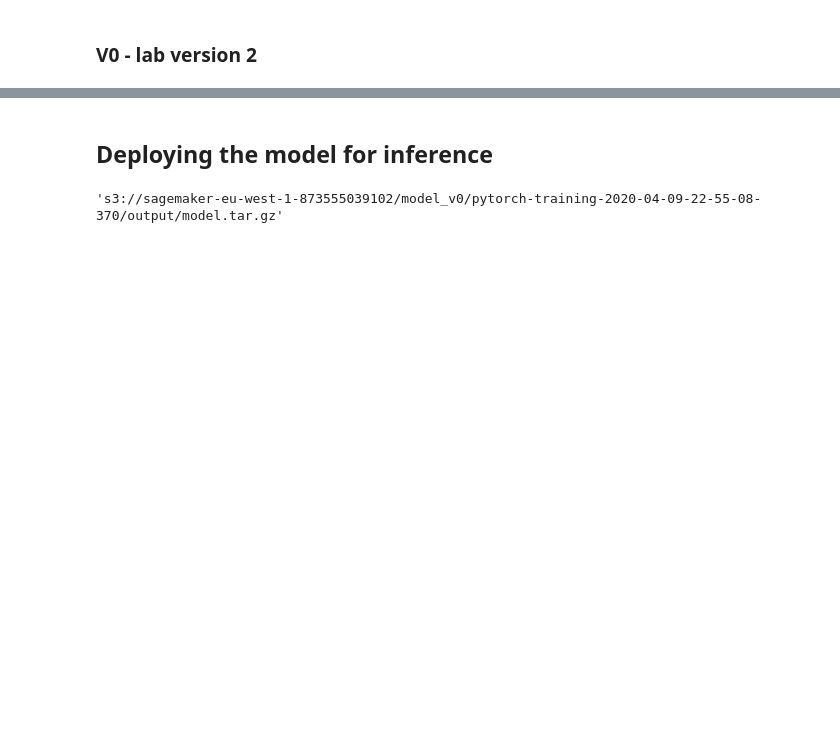
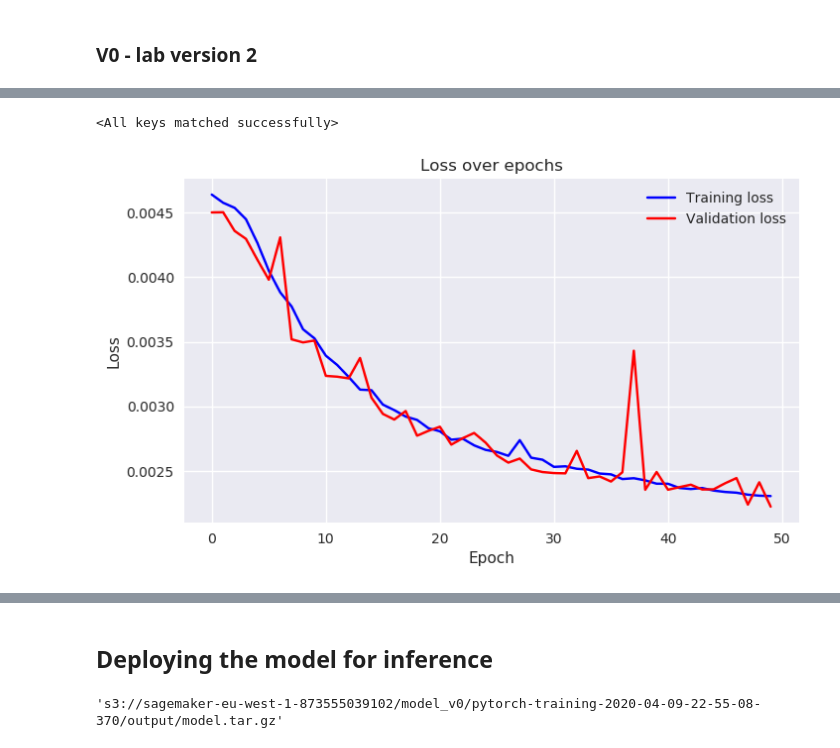
Before and after one commit to erykml/video_games_colorization, a Jupyter notebook: aws_training.ipynb, the cells around one changed output, grey strips where cells are left out. Drawn from its saved outputs; the diff is of its cells as text; code cells hidden in the pictures; blank space fills up the shorter version.

Commit message:
Refactored the training code and cleaned up

```diff
--- a/aws_training.ipynb
+++ b/aws_training.ipynb
@@ -187,0 +152,30 @@ Saved best checkpoint after epoch 2
+# %%
+# specify all the paths
+DEST_PATH = 'results/model_v0_lab2'
+FROM_PATH = 'model_v0_lab2/pytorch-training-2020-04-10-21-58-34-426/output/model.tar.gz'
+TO_PATH = os.path.join(DEST_PATH, 'model.tar.gz')
+CHECKPOINT_PATH = os.path.join(DEST_PATH, 'model_best.pth.tar')
+
+os.makedirs(DEST_PATH)
+# %%
+# download the data from S3
+boto3.resource('s3').Bucket(bucket).download_file(FROM_PATH, TO_PATH)
+
+# unpack the zip
+shutil.unpack_archive(TO_PATH, DEST_PATH)
+
+# load the checkpoint
+checkpoint = torch.load(CHECKPOINT_PATH, map_location=torch.device('cpu'))
+
+# instantiate the model and load the state dict for inference
+model = ColorCNN_v0(lab_version=checkpoint['lab_version']).to(device)
+model.load_state_dict(checkpoint['state_dict'])
+# %% [output]
+<All keys matched successfully>
+# %%
+# plot the losses
+train_losses = checkpoint['train_losses']
+valid_losses = checkpoint['valid_losses']
+plot_losses(train_losses, valid_losses)
+# %% [output]
+[figure, added]
```
Also changed, not shown: parts of 25 cells of this notebook, 14 other files.
